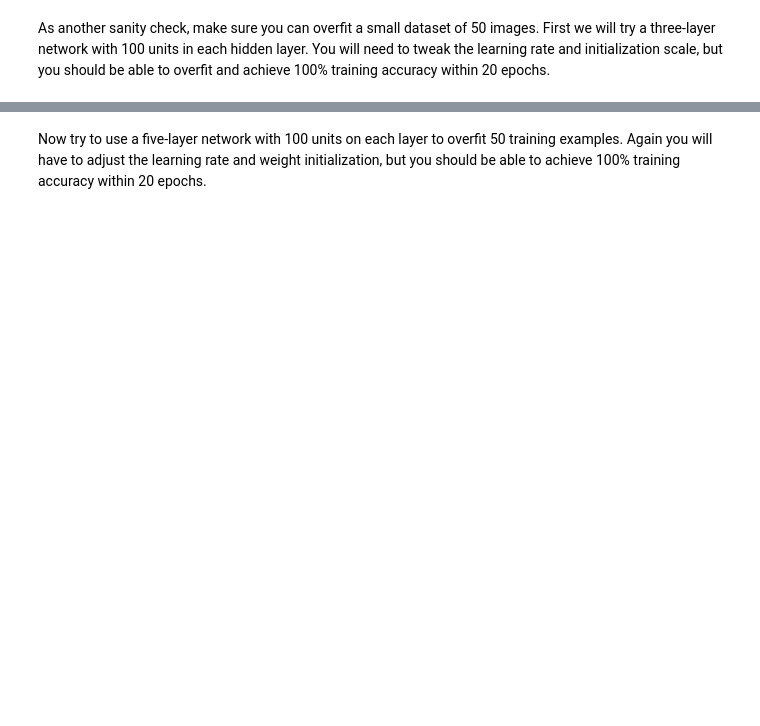
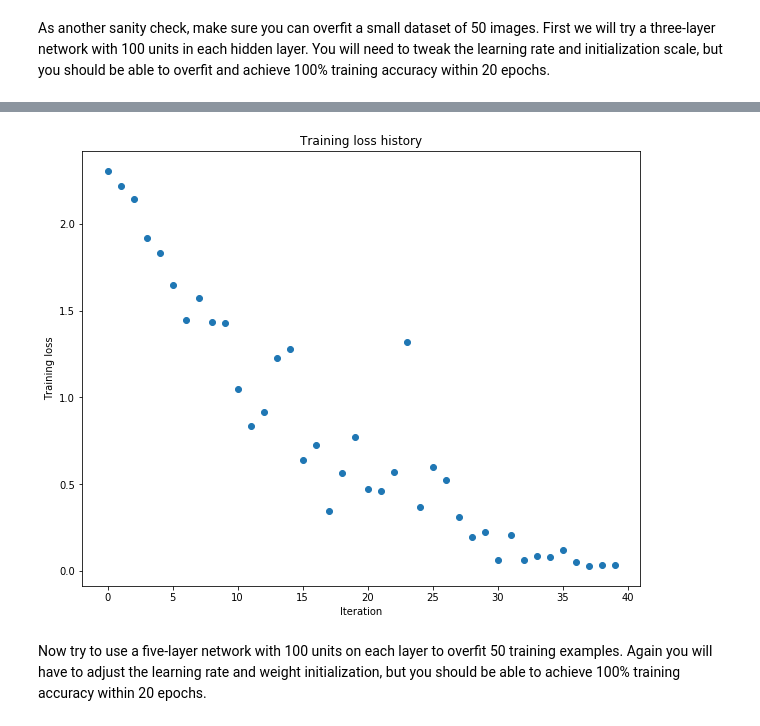
Before and after one commit to bhtang127/cs231n, a Jupyter notebook: assignment2/FullyConnectedNets.ipynb, the cells around one changed output, grey strips where cells are left out. Cells and saved outputs as stored; diff of their text form; code cells hidden in the pictures; blank space fills up the shorter version.

```diff
--- a/assignment2/FullyConnectedNets.ipynb
+++ b/assignment2/FullyConnectedNets.ipynb
@@ -304,7 +318,17 @@ solver = None
 # TODO: Use a Solver instance to train a TwoLayerNet that achieves at least  #
 # 50% accuracy on the validation set.                                        #
 ##############################################################################
-pass
+data = data
+model = TwoLayerNet()
+solver = Solver(model, data,
+                update_rule='sgd',
+                optim_config={
+                      'learning_rate': 1e-3,
+                },
+                lr_decay=0.95,
+                num_epochs=10, batch_size=100,
+                print_every=100)
+solver.train()
 ##############################################################################
 #                             END OF YOUR CODE                               #
 ##############################################################################
@@ -370,7 +431,7 @@ small_data = {
 }
 
 weight_scale = 1e-2
-learning_rate = 1e-4
+learning_rate = 1e-2
 model = FullyConnectedNet([100, 100],
               weight_scale=weight_scale, dtype=np.float64)
 solver = Solver(model, small_data,
@@ -387,3 +448,4 @@ plt.title('Training loss history')
 plt.xlabel('Iteration')
 plt.ylabel('Training loss')
 plt.show()
+# %% [output]
@@ -390,3 +469,4 @@ plt.show()
+[figure, added]
 # %% [markdown]
 Now try to use a five-layer network with 100 units on each layer to overfit 50 training examples. Again you will have to adjust the learning rate and weight initialization, but you should be able to achieve 100% training accuracy within 20 epochs.
 # %%
```
Also changed, not shown: parts of 13 cells of this notebook, 8 other files.
